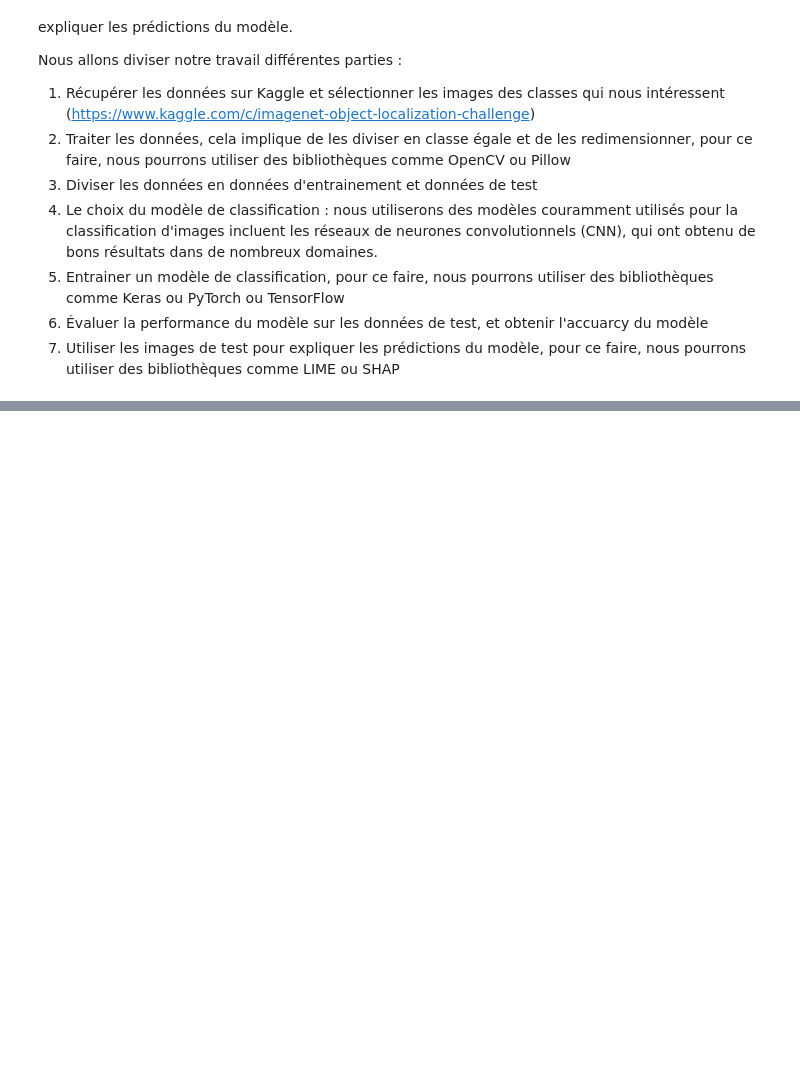
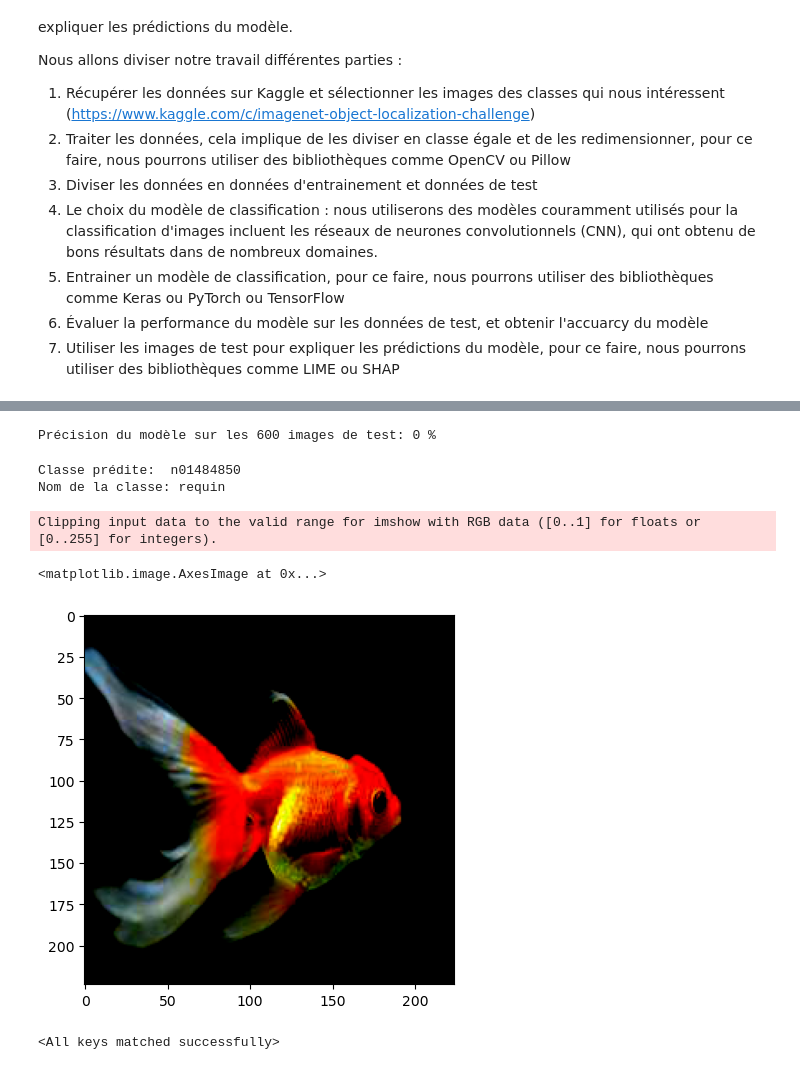
Before and after one commit to thibault-chausson/DS51_Projet, a Jupyter notebook: modele.ipynb, the cells around one changed output, grey strips where cells are left out. Drawn from its saved outputs; the diff is of its cells as text; code cells hidden in the pictures; blank space fills up the shorter version.

```diff
--- a/modele.ipynb
+++ b/modele.ipynb
@@ -25,0 +33,7 @@ Nous allons diviser notre travail différentes parties :
+# %%
+# Définir les classes qui nous intéressent
+classes = ['n02114367', 'n01484850', 'n01614925', 'n02133161', 'n01537544', 'n01443537']
+classes_names = {'n02114367': 'loup', 'n01484850': 'requin', 'n01614925': 'aigle', 'n02133161': 'ours', 'n01537544': 'passerin indigo', 'n01443537': 'poisson rouge'}
+
+# Définir le chemin vers les données
+data_path = './ILSVRC/Data/CLS-LOC/train'
@@ -25,0 +188,43 @@ Nous allons diviser notre travail différentes parties :
+# %%
+# Tester le modèle
+correct = 0
+total = 0
+with torch.no_grad():
+    for data in testloader:
+        images, labels = data
+        # Calculer les sorties
+        outputs = net(images)
+        # Obtenir la classe prédite
+        _, predicted = torch.max(outputs.data, 1)
+        # Calculer le nombre total d'images
+        total += labels.size(0)
+        # Calculer le nombre d'images correctement prédites
+        correct += (predicted == labels).sum().item()
+
+print('Précision du modèle sur les ' + taille_data + ' images de test: %d %%' % (
+    100 * correct / total))
+# %% [output]
+Précision du modèle sur les 600 images de test: 0 %
+# %%
+# Essayer le modèle sur une image
+
+# Charger une image
+im = Image.open('./data/test/n01443537/n01443537_10087.JPEG')
+# Appliquer les transformations
+im = transform(im)
+# Ajouter une dimension
+im = im.unsqueeze(0)
+# Obtenir les sorties
+outputs = net(im)
+# Obtenir la classe prédite
+_, predicted = torch.max(outputs.data, 1)
+print('Classe prédite: ', classes[predicted.item()])
+print('Nom de la classe:', classes_names[classes[predicted.item()]])
+# Afficher l'image
+plt.imshow(np.transpose(im.squeeze().numpy(), (1, 2, 0)))
+# %% [output]
+Classe prédite:  n01484850
+Nom de la classe: requin
+Clipping input data to the valid range for imshow with RGB data ([0..1] for floats or [0..255] for integers).
+<matplotlib.image.AxesImage at 0x...>
+[figure, added]
@@ -25,0 +235,6 @@ Nous allons diviser notre travail différentes parties :
+# %%
+# Charger le modèle
+net = Net()
+net.load_state_dict(torch.load(PATH))
+# %% [output]
+<All keys matched successfully>
```
Also changed, not shown: parts of 8 cells of this notebook, 1 other file.
